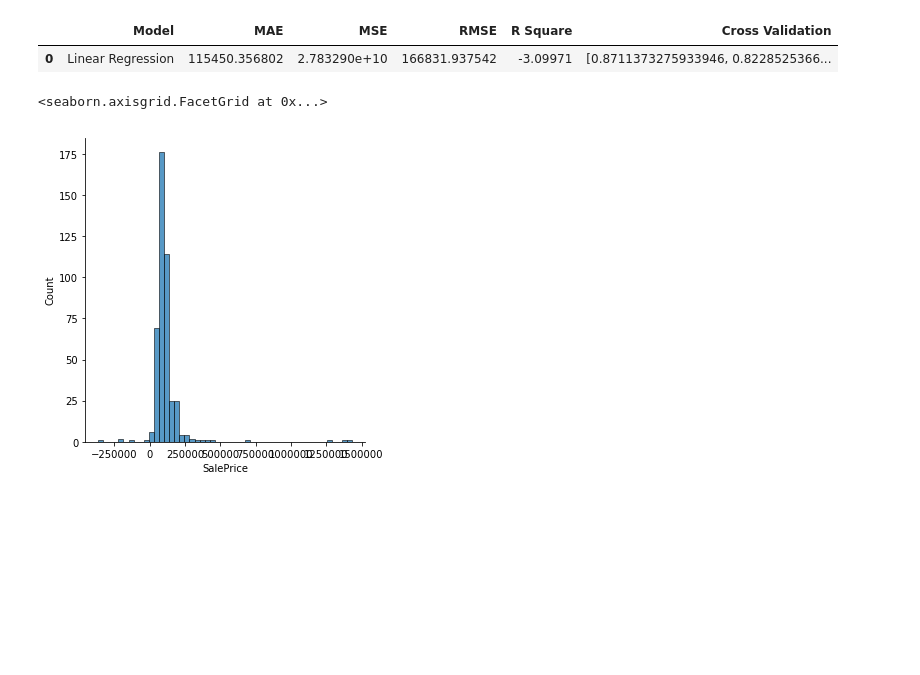
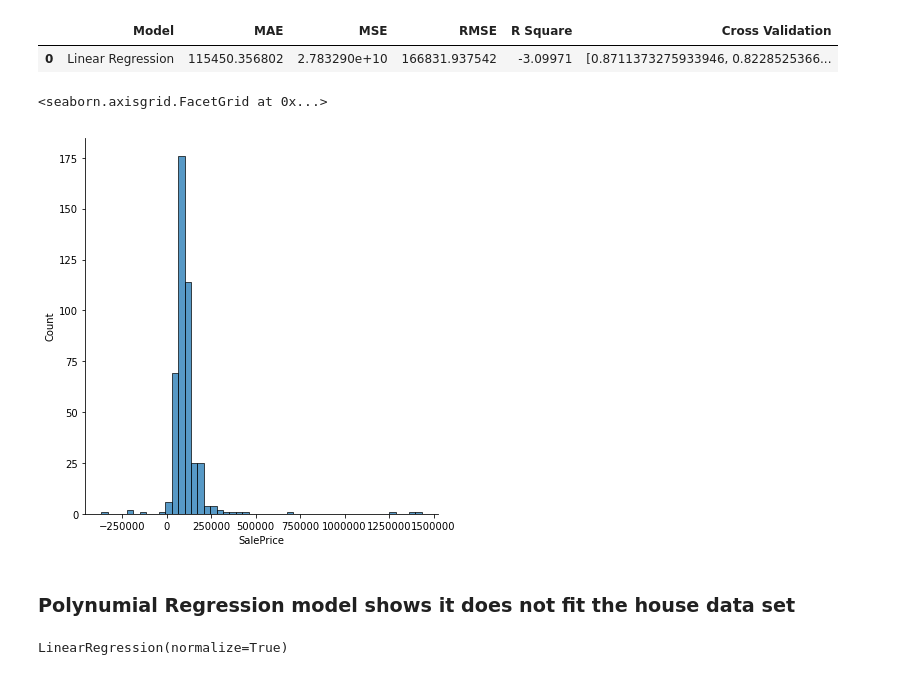
Before and after one commit to QIUYAN08042/NZseek_project, a Jupyter notebook: ML_House_price/House_Price_Pre.ipynb, the cells around one changed output. Saved outputs shown, nothing was run; the diff lists cells and outputs as text; code cells hidden in the pictures; blank space fills up the shorter version.

```diff
--- a/ML_House_price/House_Price_Pre.ipynb
+++ b/ML_House_price/House_Price_Pre.ipynb
@@ -459,14 +461,16 @@ evaluate_df_stand
 |  | Model | MAE | MSE | RMSE | R Square | Cross Validation |
 | 0 | Linear Regression | 115450.356802 | 2.783290e+10 | 166831.937542 | -3.09971 | [0.8711373275933946, 0.8228525366... |
 # %%
-sns.displot((y_test-pred_stand_test),bins=50)
+sns.displot((y_test-pred_stand_test),bins=50,height=6)
 # %% [output]
 <seaborn.axisgrid.FacetGrid at 0x...>
-[figure, old version]
+[figure, new version]
+# %% [markdown]
+### Polynumial Regression model shows it does not fit the house data set
 # %%
 from sklearn.preprocessing import PolynomialFeatures
 
-reg_poly = PolynomialFeatures (degree = 6)
+reg_poly = PolynomialFeatures (degree = 3)
 
 x_train_poly = reg_poly.fit_transform(x_train)
 x_test_poly = reg_poly.transform(x_test)
@@ -477,6 +481,8 @@ lin_reg_poly = LinearRegression(normalize=True,
                                 n_jobs=None)
 
 lin_reg_poly.fit(x_train_poly,y_train)
+# %% [output]
+LinearRegression(normalize=True)
 # %%
 pred_train_poly = lin_reg_poly.predict(x_train_poly)
 pred_test_poly = lin_reg_poly.predict(x_test_poly)
```
Also changed, not shown: parts of 27 cells of this notebook.
